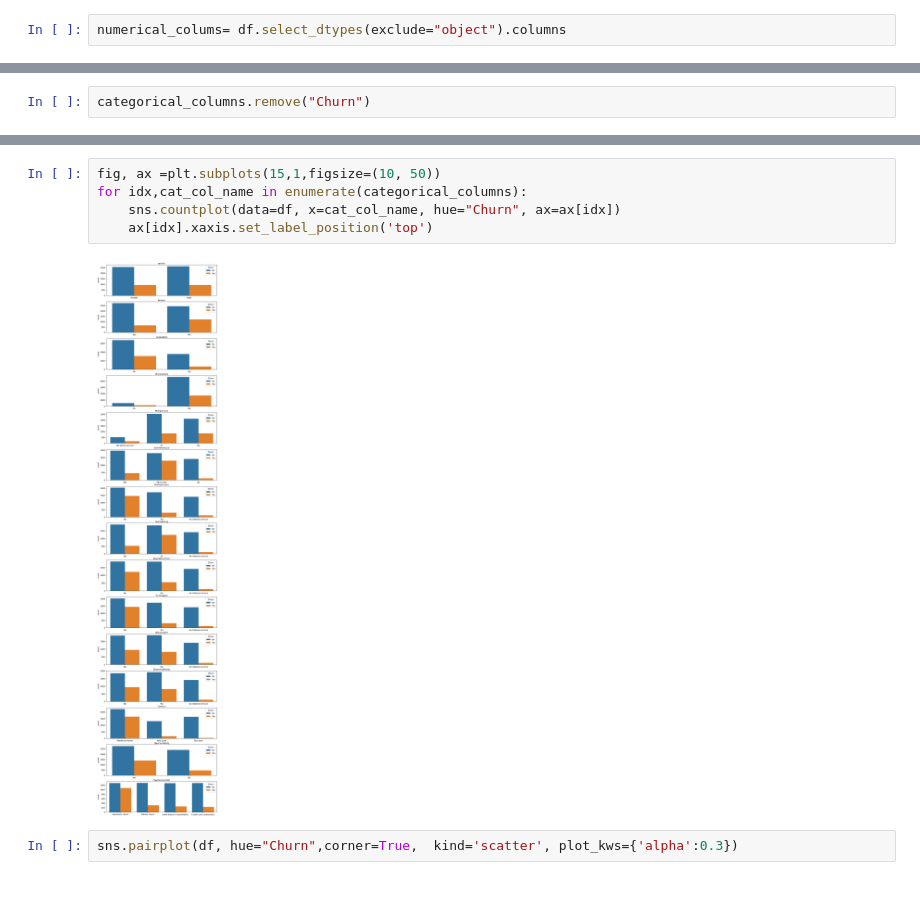
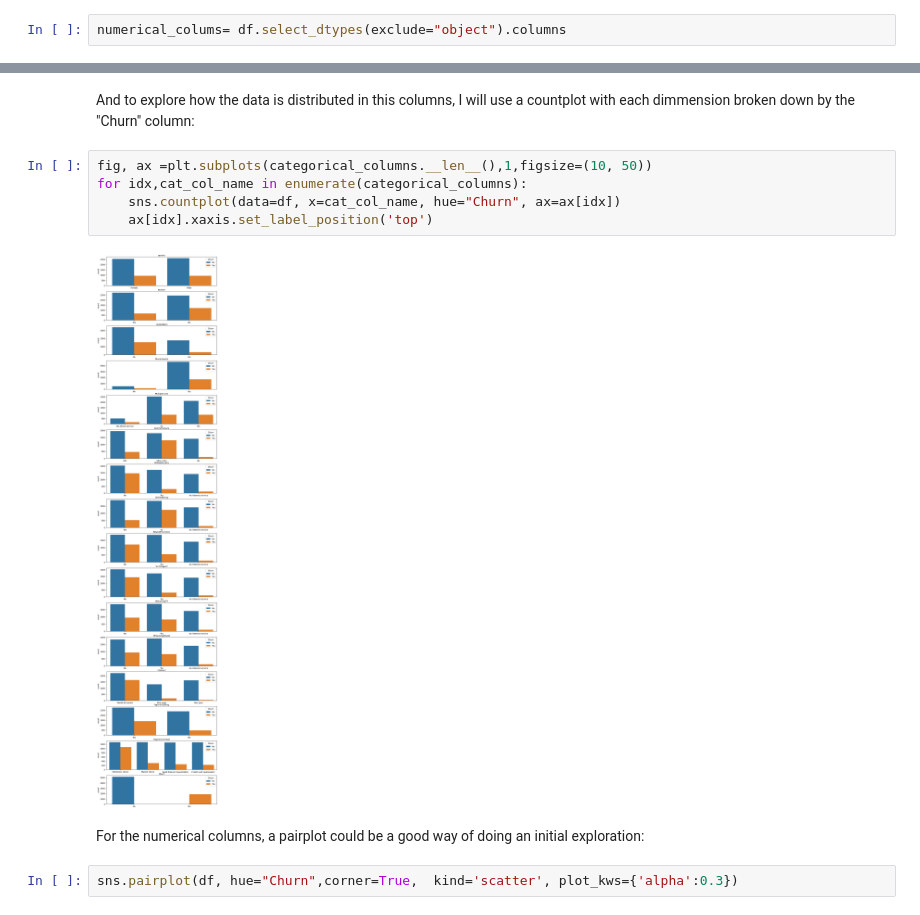
Before and after one commit to fjmmillon/telco-customer-churn, a Jupyter notebook: 0_data_exploration.ipynb, the cells around one changed output, grey strips where cells are left out. Cells and saved outputs as stored; diff of their text form.

Commit message:
Added markdown to initial exploration

```diff
--- a/0_data_exploration.ipynb
+++ b/0_data_exploration.ipynb
@@ -93,2 +101,0 @@ Churn: 2: ['No' 'Yes']
-# %%
-categorical_columns.remove("Churn")
@@ -111,10 +102,14 @@ categorical_columns.remove("Churn")
+# %% [markdown]
+And to explore how the data is distributed in this columns, I will use a countplot with each dimmension broken down by the "Churn" column:
 # %%
-fig, ax =plt.subplots(15,1,figsize=(10, 50))
+fig, ax =plt.subplots(categorical_columns.__len__(),1,figsize=(10, 50))
 for idx,cat_col_name in enumerate(categorical_columns):
     sns.countplot(data=df, x=cat_col_name, hue="Churn", ax=ax[idx])
     ax[idx].xaxis.set_label_position('top')
 # %% [output]
-[figure, old version]
+[figure, new version]
+# %% [markdown]
+For the numerical columns, a pairplot could be a good way of doing an initial exploration:
 # %%
 sns.pairplot(df, hue="Churn",corner=True,  kind='scatter', plot_kws={'alpha':0.3})
 # %% [output]
```
Also changed, not shown: parts of 13 cells of this notebook.
